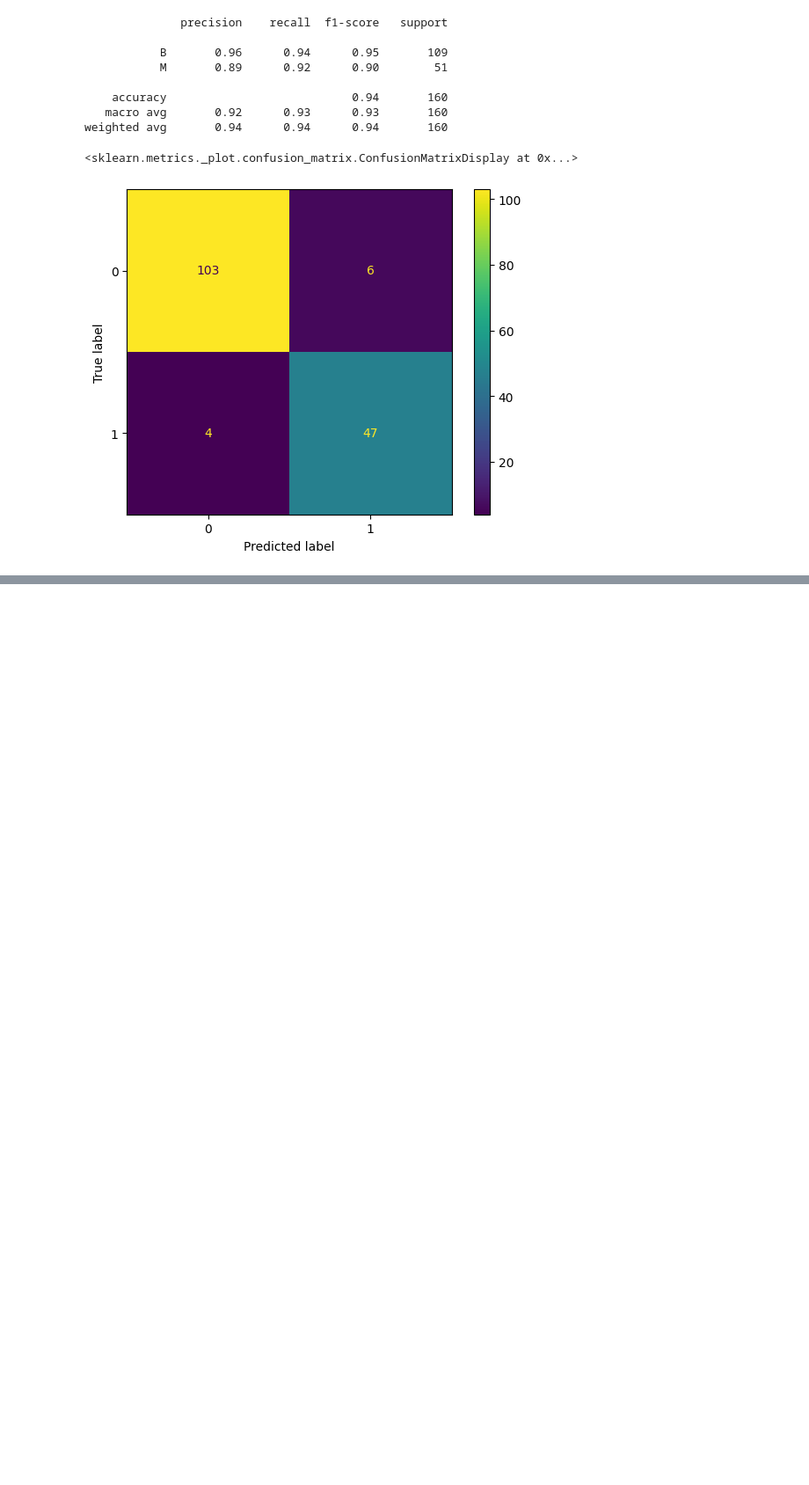
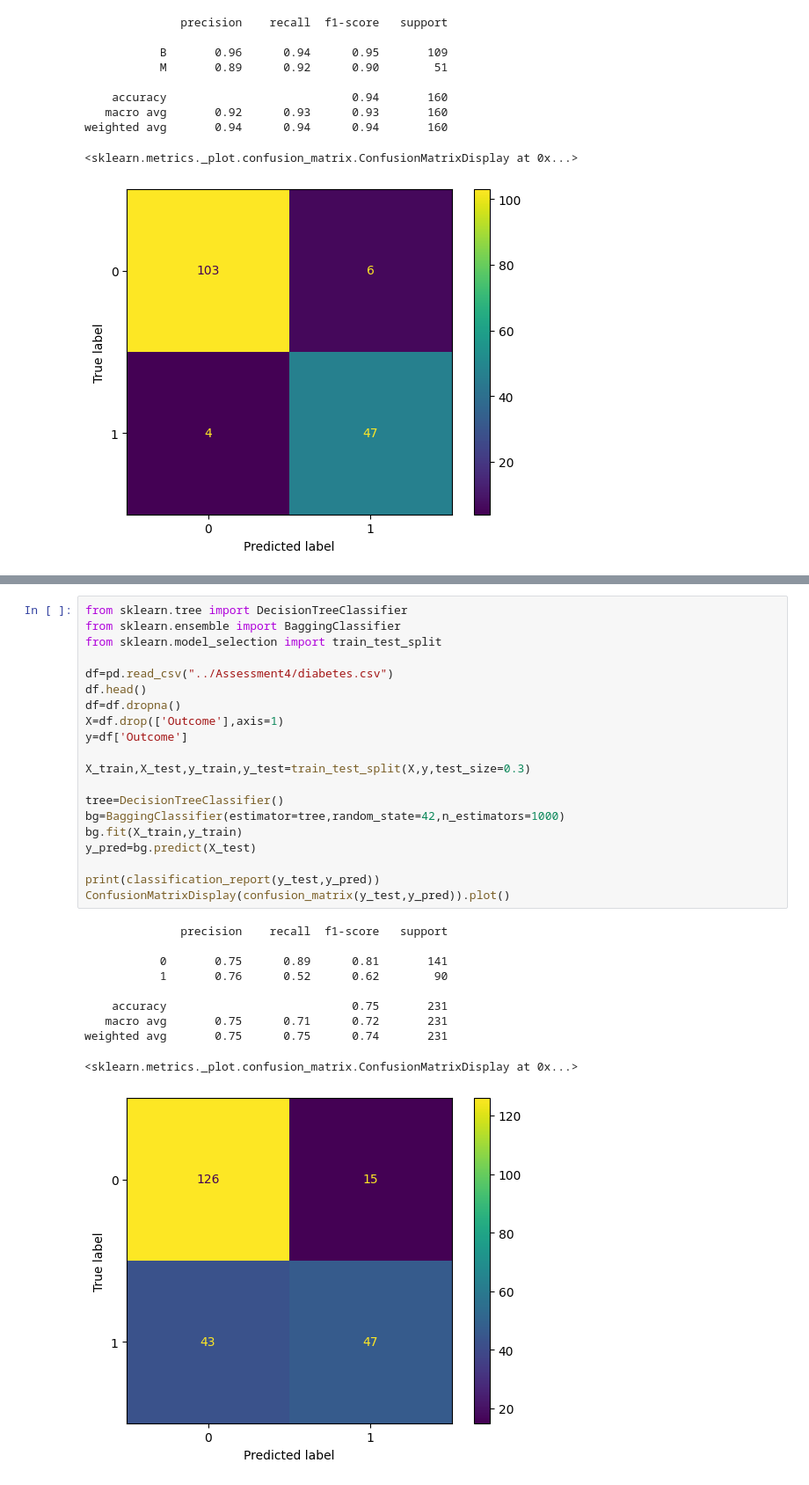
Before and after one commit to jeevan-yohan-varghese/ml-a2023, a Jupyter notebook: Trial/ml-trial.ipynb, the cells around one changed output, grey strips where cells are left out. Shown at 88% size. Cells and saved outputs as stored; diff of their text form; blank space fills up the shorter version.

```diff
--- a/Trial/ml-trial.ipynb
+++ b/Trial/ml-trial.ipynb
@@ -349,0 +483,31 @@ weighted avg       0.94      0.94      0.94       160
+# %%
+from sklearn.tree import DecisionTreeClassifier
+from sklearn.ensemble import BaggingClassifier
+from sklearn.model_selection import train_test_split
+
+df=pd.read_csv("../Assessment4/diabetes.csv")
+df.head()
+df=df.dropna()
+X=df.drop(['Outcome'],axis=1)
+y=df['Outcome']
+
+X_train,X_test,y_train,y_test=train_test_split(X,y,test_size=0.3)
+
+tree=DecisionTreeClassifier()
+bg=BaggingClassifier(estimator=tree,random_state=42,n_estimators=1000)
+bg.fit(X_train,y_train)
+y_pred=bg.predict(X_test)
+
+print(classification_report(y_test,y_pred))
+ConfusionMatrixDisplay(confusion_matrix(y_test,y_pred)).plot()
+# %% [output]
+              precision    recall  f1-score   support
+
+           0       0.75      0.89      0.81       141
+           1       0.76      0.52      0.62        90
+
+    accuracy                           0.75       231
+   macro avg       0.75      0.71      0.72       231
+weighted avg       0.75      0.75      0.74       231
+<sklearn.metrics._plot.confusion_matrix.ConfusionMatrixDisplay at 0x...>
+[figure, added]
```
Also changed, not shown: parts of 19 cells of this notebook.
